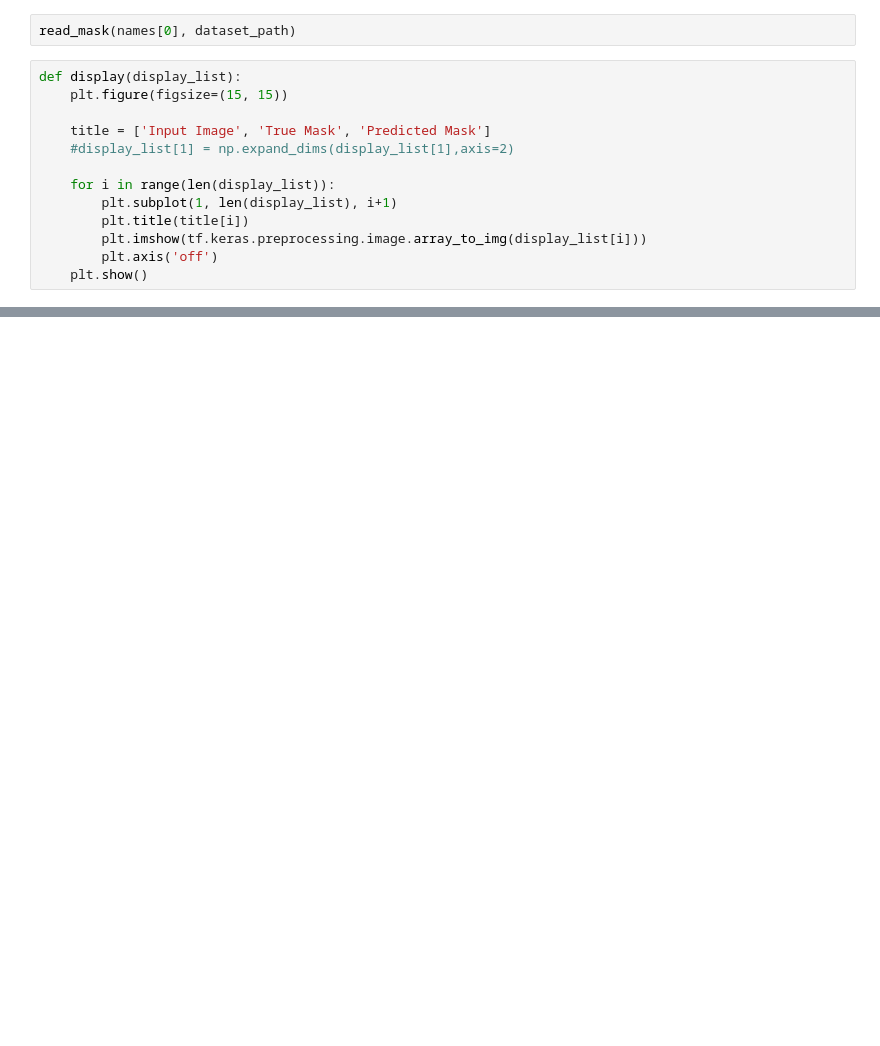
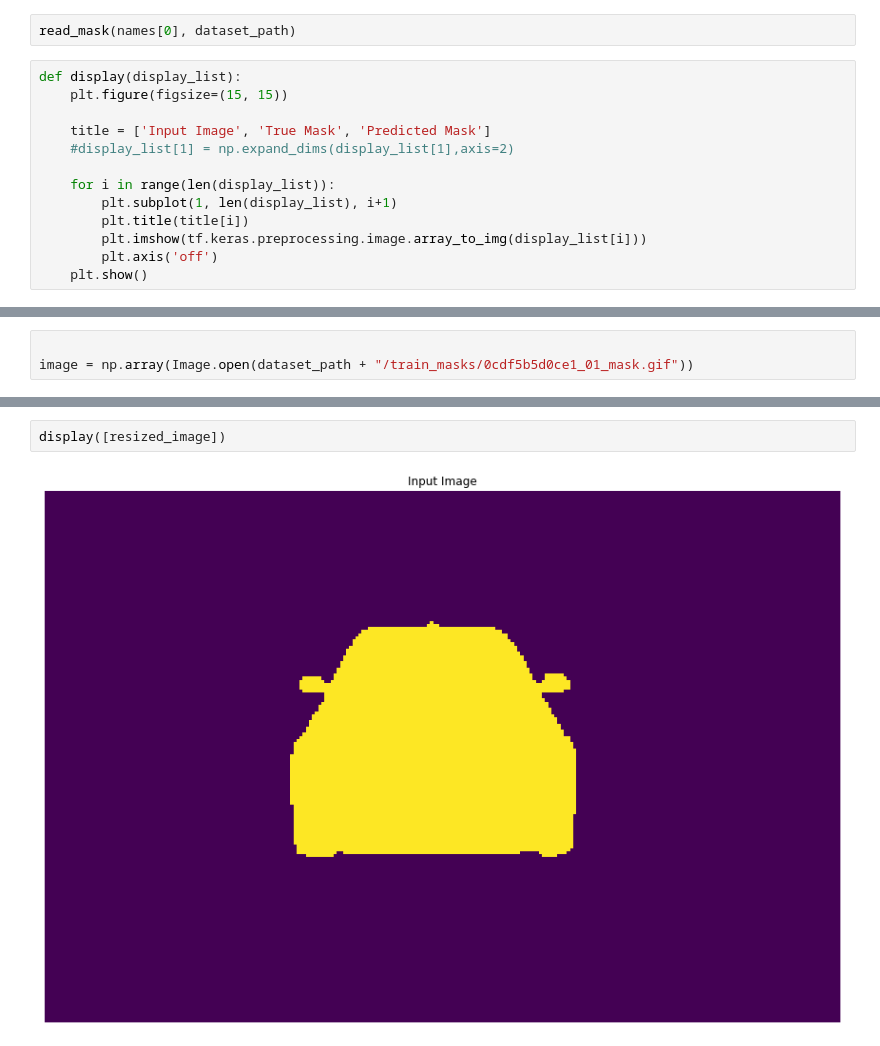
Before and after one commit to giacomogreggio/computer-vision-project, a Jupyter notebook: CarConverter.ipynb, the cells around one changed output, grey strips where cells are left out. Cells and saved outputs as stored; diff of their text form; blank space fills up the shorter version.

```diff
--- a/CarConverter.ipynb
+++ b/CarConverter.ipynb
@@ -95,0 +96,3 @@ display(r)
+# %%
+
+image = np.array(Image.open(dataset_path + "/train_masks/0cdf5b5d0ce1_01_mask.gif"))
@@ -95,0 +120,4 @@ display(r)
+# %%
+display([resized_image])
+# %% [output]
+[figure, added]
```
Also changed, not shown: parts of 14 cells of this notebook.
